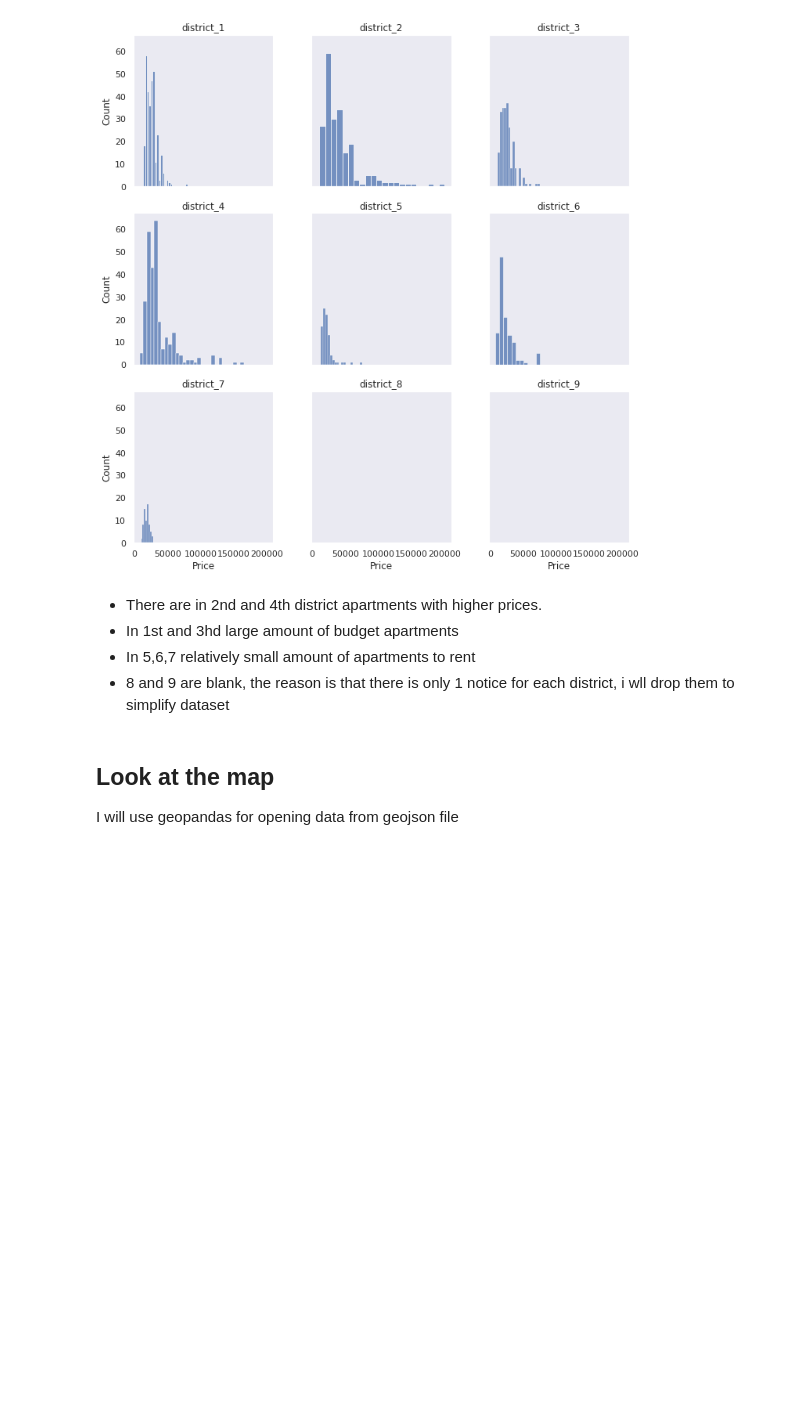
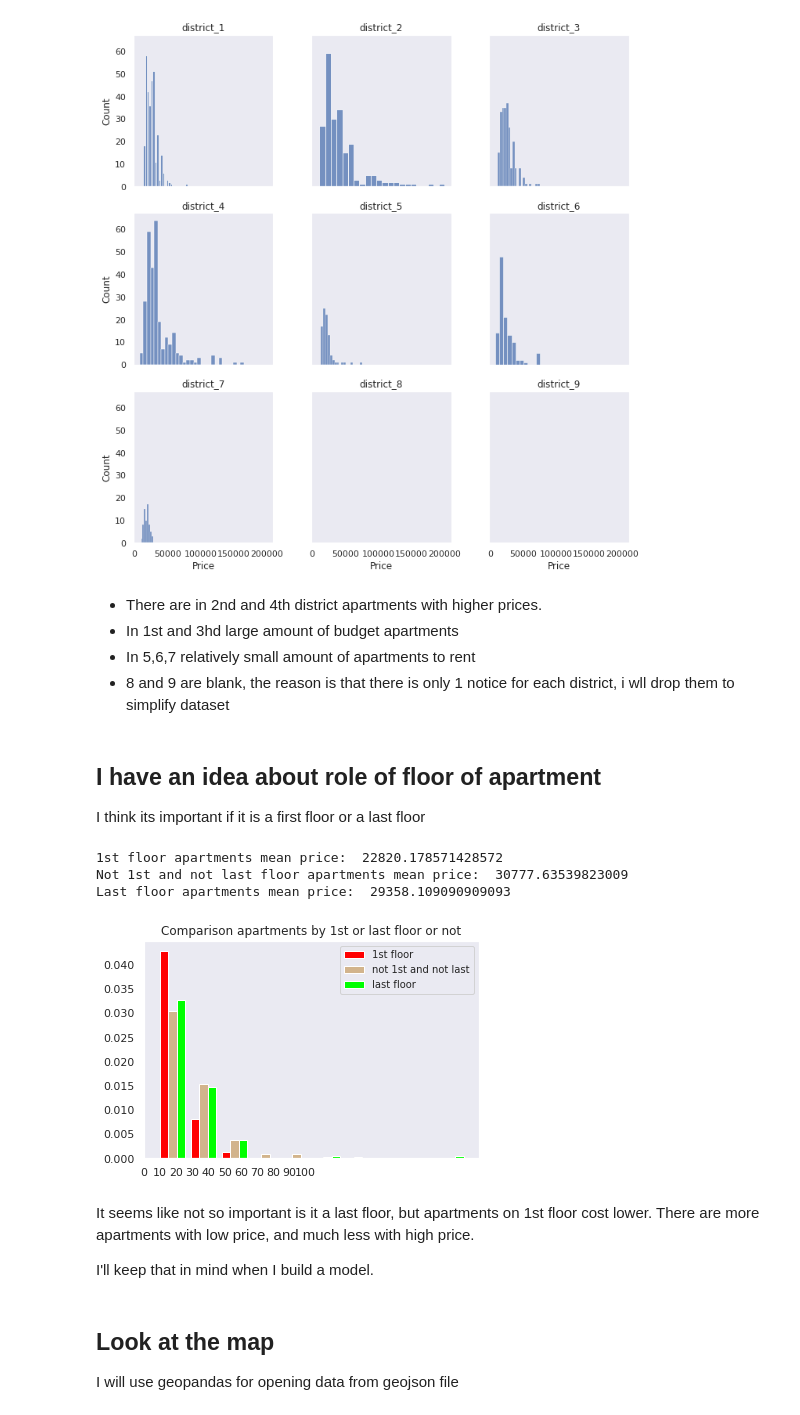
Before and after one commit to siva4iov/FlatsPrice_DS_Proj, a Jupyter notebook: EDA.ipynb, the cells around one changed output. Cells and saved outputs as stored; diff of their text form; code cells hidden in the pictures; blank space fills up the shorter version.

```diff
--- a/EDA.ipynb
+++ b/EDA.ipynb
@@ -220,6 +214,34 @@ District_9 count:  1
 * In 1st and 3hd large amount of budget apartments
 * In 5,6,7 relatively small amount of apartments to rent
 * 8 and 9 are blank, the reason is that there is only 1 notice for each district, i wll drop them to simplify dataset
+# %% [markdown]
+## I have an idea about role of floor of apartment
+
+I think its important if it is a first floor or a last floor
+# %%
+colors = ['red', 'tan', "lime"]
+mask = (df["Floor"] != 1) & (df["Floor"] != df["Floors_in_b"])
+plt.hist([df[df["Floor"] == 1]["Price"]/1000,
+          df[mask]["Price"]/1000,
+          df[df["Floor"] == df["Floors_in_b"]]["Price"]/1000
+          ],
+          density=True, histtype='bar', color=colors,
+          label=["1st floor", 'not 1st and not last', "last floor"])
+plt.legend(prop={'size': 10})
+plt.xticks(10 * np.arange(11))
+plt.title('Comparison apartments by 1st or last floor or not')
+print("1st floor apartments mean price: ", df[df["Floor"] == 1]["Price"].mean())
+print("Not 1st and not last floor apartments mean price: ", df[mask]["Price"].mean())
+print("Last floor apartments mean price: ", df[df["Floor"] == df["Floors_in_b"]]["Price"].mean())
+# %% [output]
+1st floor apartments mean price:  22820.178571428572
+Not 1st and not last floor apartments mean price:  30777.63539823009
+Last floor apartments mean price:  29358.109090909093
+[figure, added]
+# %% [markdown]
+It seems like not so important is it a last floor, but apartments on 1st floor cost lower. There are more apartments with low price, and much less with high price.
+
+I'll keep that in mind when I build a model.
 # %% [markdown]
 ## Look at the map
 
```
Also changed, not shown: parts of 9 cells of this notebook.
